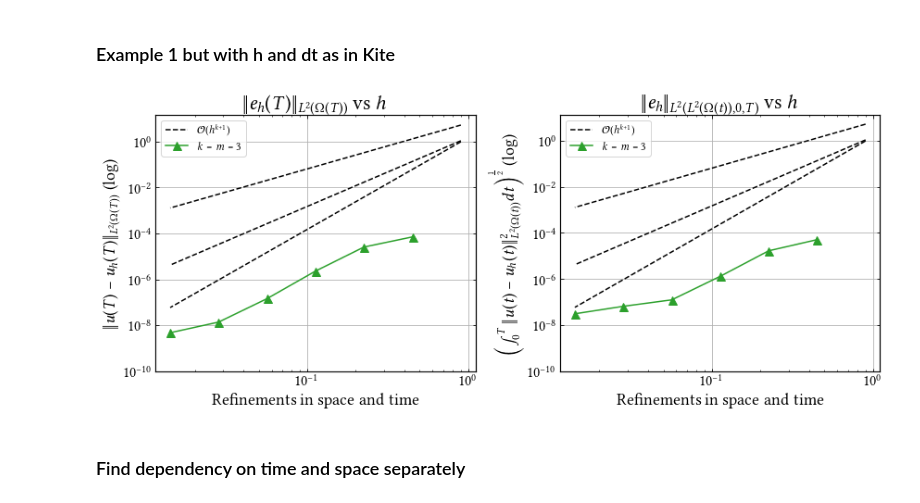
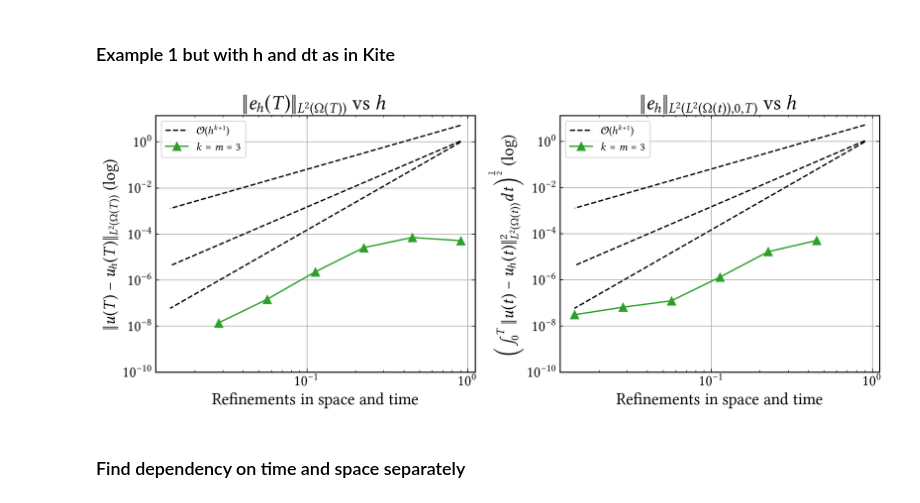
Before and after one commit to CutFEM/CutFEM-Library, a Jupyter notebook: notebook/convection_diffusion/example1.ipynb, the cells around one changed output. Cells and saved outputs as stored; diff of their text form; code cells hidden in the pictures.

```diff
--- a/notebook/convection_diffusion/example1.ipynb
+++ b/notebook/convection_diffusion/example1.ipynb
@@ -1151,6 +1151,11 @@ error_conservative_P3P3_fullstab = [7.041120284987748e-05, 2.549264162380667e-05
 error_conservative_P3P3_fullstab_T = [5.094044355374749e-05, 1.670411750729897e-05, 1.303999485278325e-06, 1.240145303131329e-07, 6.510529200459313e-08, 3.080605834380019e-08]
 
 
+# again I guess
+error_conservative_P3P3_fullstab = [5.10651e-05, 7.04102e-05, 2.54931e-05, 2.28263e-06, 1.44005e-07, 1.36859e-08] ### mac
+#error_conservative_P3P3_fullstab_T =### mac
+#reynold_error =
+
 h = [0.9, 0.45, 0.225, 0.1125, 0.05625, 0.028125, 0.0140625]
 dT = [0.25, 0.125, 0.0625, 0.03125, 0.015625, 0.0078125, 0.00390625]
 nx = [2, 3, 5, 9, 18, 36, 72]
@@ -1171,7 +1176,8 @@ ax1.loglog(h, 1.5*np.power(h, 4), linestyle="--", color="black")
 # ax1.semilogy(ih, error_conservative_P2P2_fullstab, label= r"$k=m=2$", marker='s', markersize=9, linestyle="-", color="C0")
 
 #ax1.loglog(h, error_conservative_P3P3_fullstab, label= r"$k=m=3$", marker='^', markersize=9, linestyle="-", color="C2")
-ax1.loglog(h[1:], error_conservative_P3P3_fullstab, label= r"$k=m=3$", marker='^', markersize=9, linestyle="-", color="C2")
+#ax1.loglog(h[1:], error_conservative_P3P3_fullstab, label= r"$k=m=3$", marker='^', markersize=9, linestyle="-", color="C2")
+ax1.loglog(h[:6], error_conservative_P3P3_fullstab, label= r"$k=m=3$", marker='^', markersize=9, linestyle="-", color="C2")
 
 #ax1.loglog(h, error_classical_P1P1, label= r"Non-conservative", marker='o', markersize=9, linestyle=(0, (5,7)), color="C3")
 
@@ -1181,34 +1187,34 @@ ax1.set_yticks([1e-10, 1e-8, 1e-6, 1e-4, 1e-2, 1e0])
 ax1.set_xlabel(r"Refinements in space and time")
 ax1.tick_params(axis='both', which='major')
 ax1.set_ylabel(r"$\|u(T)-u_h(T)\|_{L^2(\Omega(T))}$ (log)")
 ax1.set_title(r"$\|e_h(T)\|_{L^2(\Omega(T))}$ vs $h$")
 ax1.legend()
 ax1.grid()
 
 ax2.loglog(h, 6.5*np.power(h, 2), linestyle="--", color="black", label=r"$\mathcal{O}(h^{k+1})$")
 ax2.loglog(h, 1.5*np.power(h, 3), linestyle="--", color="black")
 ax2.loglog(h, 1.5*np.power(h, 4), linestyle="--", color="black")
 # ax2.loglog(h, 4.*np.power(h, 3), linestyle="--", color="black")
 # ax2.loglog(h, 4*np.power(h, 4),label=r"Order $3, 4$", linestyle="--", color="black")
 
 # ax2.semilogy(ih, error_conservative_P1P1_fullstab_T, label= r"$k=m=1$", marker='o', markersize=9, linestyle="-", color="C3")
 # ax2.semilogy(ih, error_conservative_P2P2_fullstab_T, label= r"$k=m=2$", marker='s', markersize=9, linestyle="-", color="C0")
 
 #ax2.loglog(h, error_conservative_P3P3_fullstab_T, label= r"$k=m=3$", marker='^', markersize=9, linestyle="-", color="C2")
 ax2.loglog(h[1:], error_conservative_P3P3_fullstab_T, label= r"$k=m=3$", marker='^', markersize=9, linestyle="-", color="C2")
 
 #ax2.set_xticks([0, 2, 4, 6])
 ax2.set_yticks([1e-10, 1e-8, 1e-6, 1e-4, 1e-2, 1e0])
 ax2.set_xlabel(r"Refinements in space and time")
 ax2.tick_params(axis='both', which='major')
 ax2.set_ylabel(r"\Big($\int_0^T\|u(t)-u_h(t)\|^2_{L^2(\Omega(t))}dt\Big)^{\frac{1}{2}}$ (log)")
 ax2.set_title(r"$\|e_h\|_{L^2(L^2(\Omega(t)), 0, T)}$ vs $h$")
 ax2.legend()
 ax2.grid()
 fig.tight_layout()
 plt.show()
 # %% [output]
-[figure, old version]
+[figure, new version]
 # %% [markdown]
 ### Find dependency on time and space separately
 # %%
```
Also changed, not shown: 7 other files.
